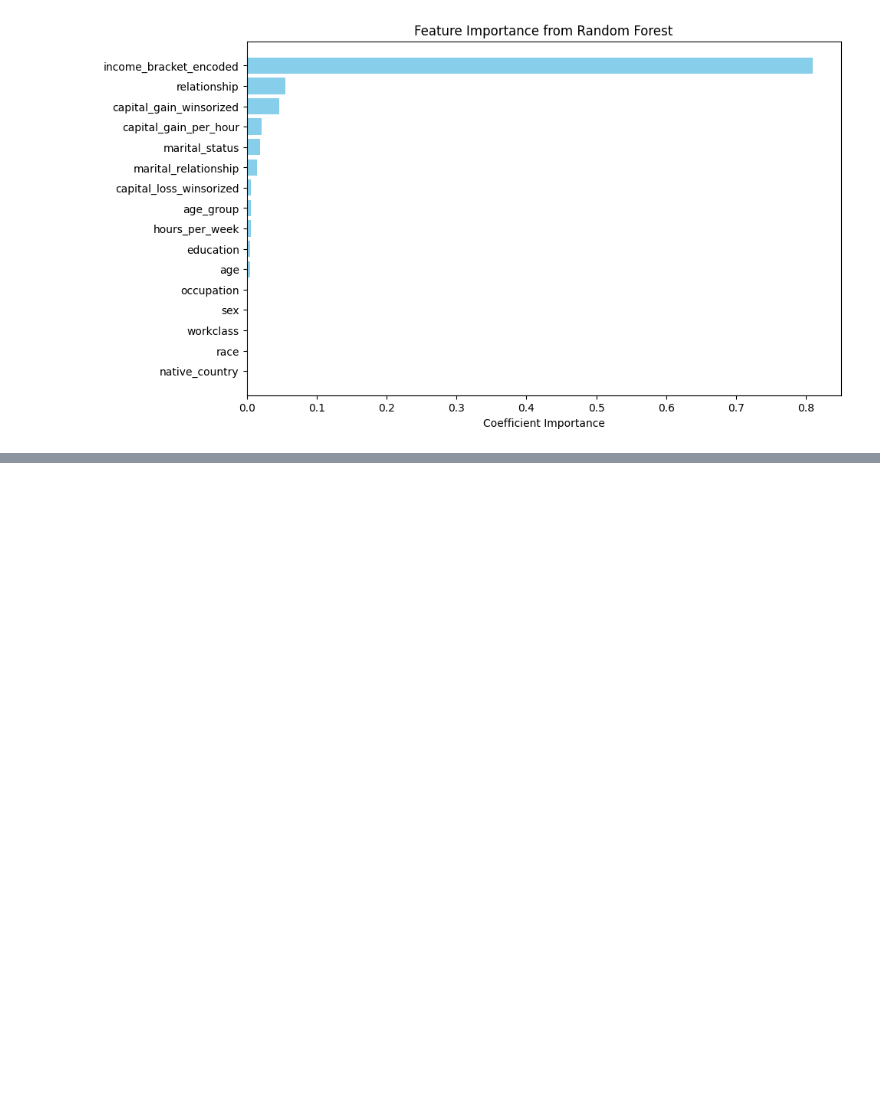
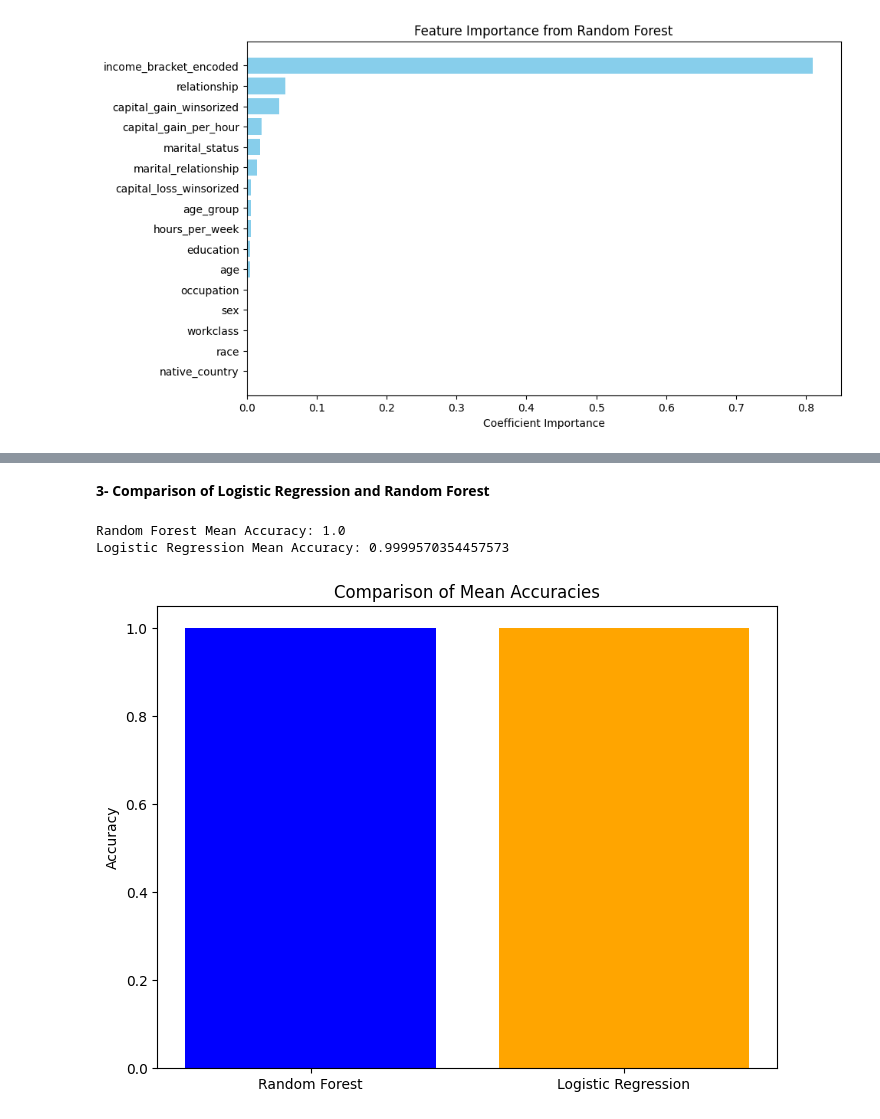
Before and after one commit to shahdhassan4601/Analysing-Census-Adult-Income-Dataset, a Jupyter notebook: CensusAdultIncome(ToolsProject).ipynb, the cells around one changed output, grey strips where cells are left out. Drawn from its saved outputs; the diff is of its cells as text; code cells hidden in the pictures; blank space fills up the shorter version.

```diff
--- a/CensusAdultIncome(ToolsProject).ipynb
+++ b/CensusAdultIncome(ToolsProject).ipynb
@@ -876,0 +942,25 @@ plt.show()
+# %% [markdown]
+**3- Comparison of Logistic Regression and Random Forest**
+# %%
+# Random Forest Scores
+rf_cv_scores = cross_val_score(rf_clf, X_train, y_train, cv=5, scoring='accuracy')
+
+# Logistic Regression Scores
+log_reg_cv_scores = cross_val_score(log_reg, X_train, y_train, cv=5, scoring='accuracy')
+
+# Print Results
+print("Random Forest Mean Accuracy:", np.mean(rf_cv_scores))
+print("Logistic Regression Mean Accuracy:", np.mean(log_reg_cv_scores))
+
+# Compare via Visualization
+plt.figure(figsize=(8, 6))
+plt.bar(['Random Forest', 'Logistic Regression'],
+        [np.mean(rf_cv_scores), np.mean(log_reg_cv_scores)],
+        color=['blue', 'orange'])
+plt.title('Comparison of Mean Accuracies')
+plt.ylabel('Accuracy')
+plt.show()
+# %% [output]
+Random Forest Mean Accuracy: 1.0
+Logistic Regression Mean Accuracy: 0.9999570354457573
+[figure, added]
```
Also changed, not shown: parts of 9 cells of this notebook.
